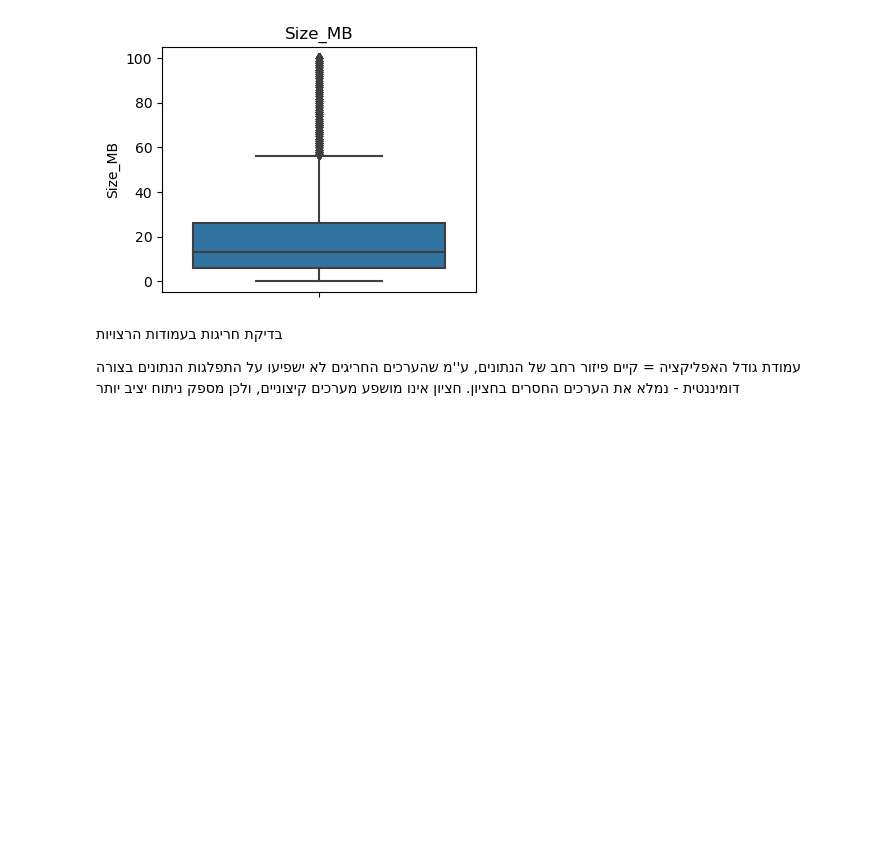
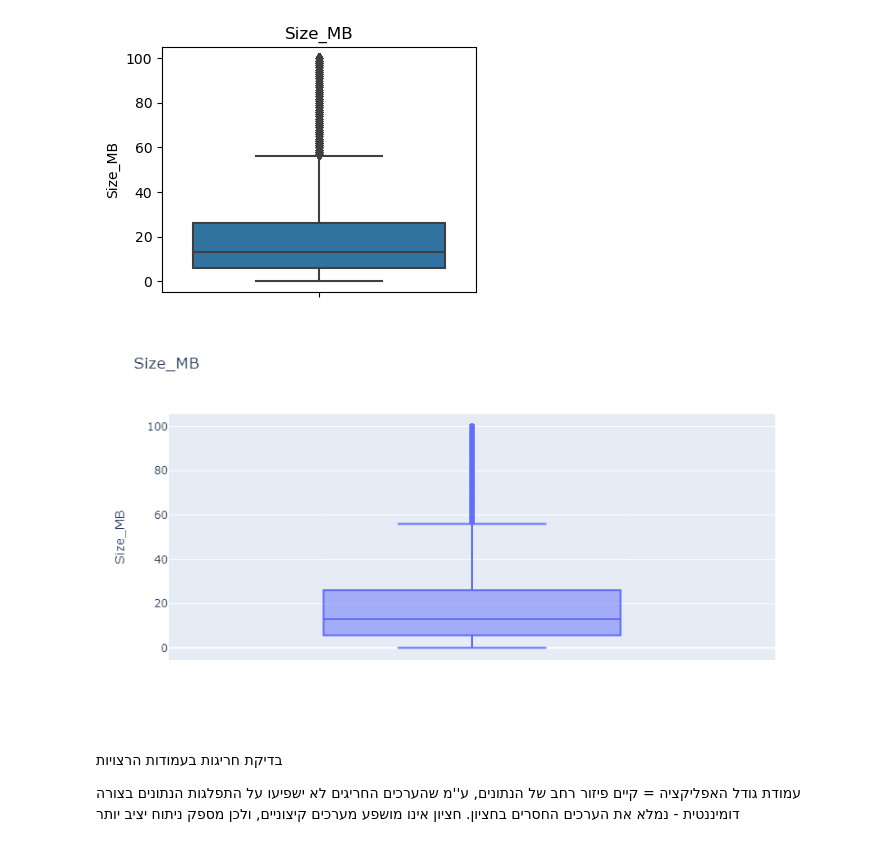
Before and after one commit to Yairvedaniel/project1, a Jupyter notebook: googleplaystoreproject_ogen.ipynb, the cells around one changed output. Saved outputs shown, nothing was run; the diff lists cells and outputs as text; code cells hidden in the pictures; blank space fills up the shorter version.

```diff
--- a/googleplaystoreproject_ogen.ipynb
+++ b/googleplaystoreproject_ogen.ipynb
@@ -293,6 +295,13 @@ plt.tight_layout()
 plt.show()
 # %% [output]
 [figure]
+# %%
+fig = px.box(apps, y='Size_MB', title='Size_MB', width=450, height=450)
+
+# Show the plot
+fig.show()
+# %% [output]
+[figure, added]
 # %% [markdown]
 בדיקת חריגות בעמודות הרצויות
 
```
Also changed, not shown: parts of 5 cells of this notebook.
